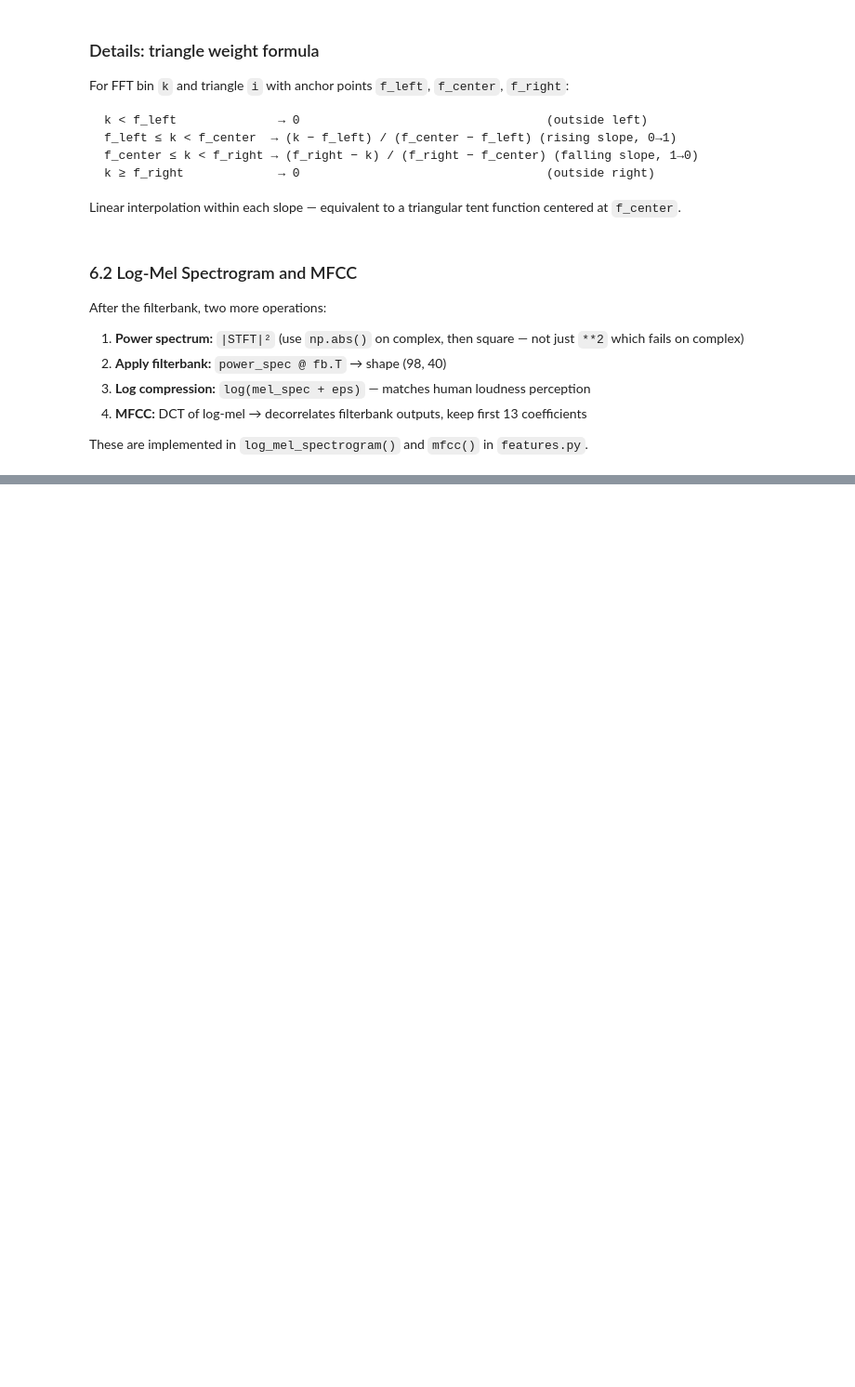
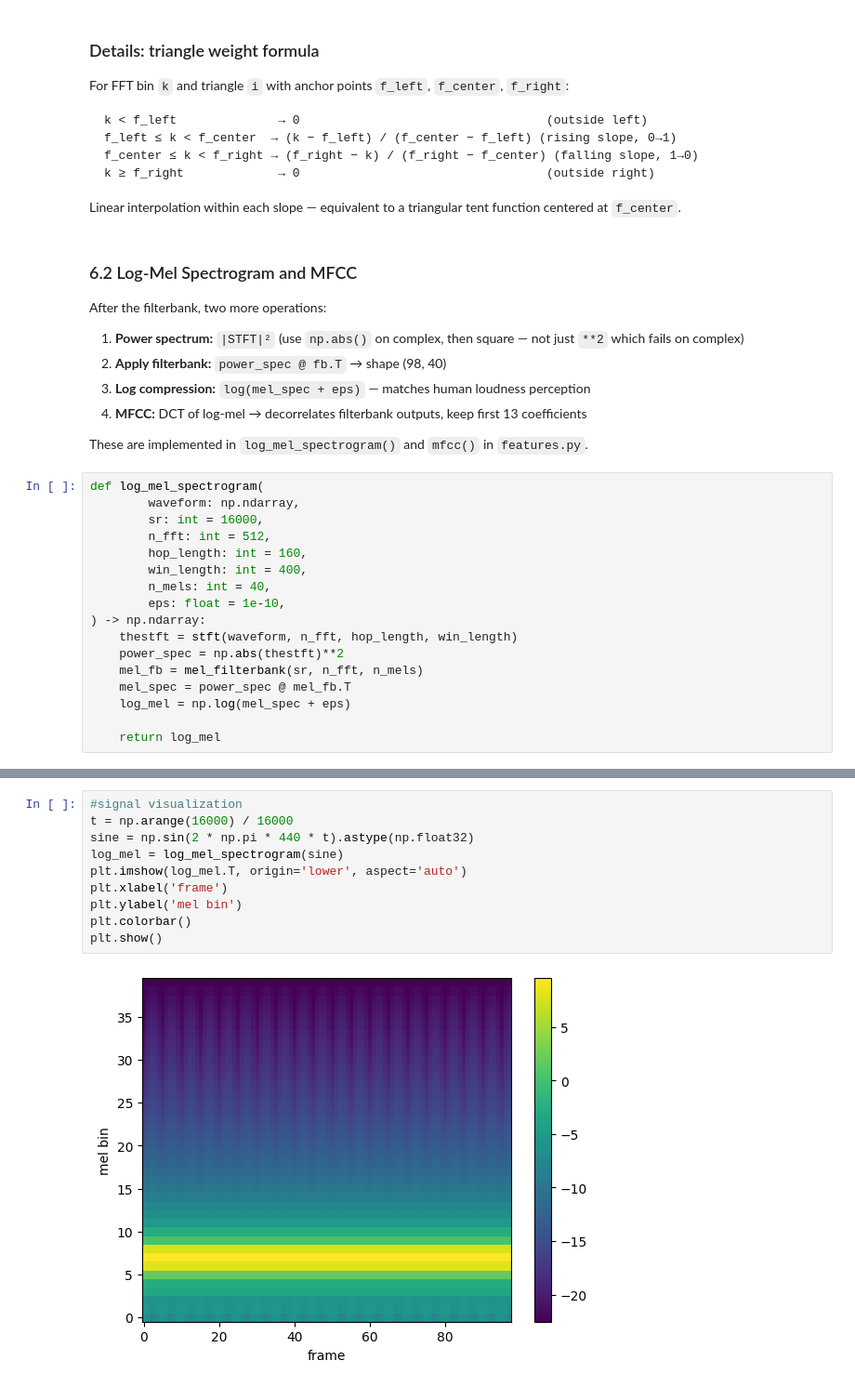
Before and after one commit to FengkaiLiu/my_KWS, a Jupyter notebook: notebooks/01_eda.ipynb, the cells around one changed output, grey strips where cells are left out. Shown at 93% size. Saved outputs shown, nothing was run; the diff lists cells and outputs as text; blank space fills up the shorter version.

```diff
--- a/notebooks/01_eda.ipynb
+++ b/notebooks/01_eda.ipynb
@@ -326,3 +328,20 @@ After the filterbank, two more operations:
 4. **MFCC:** DCT of log-mel → decorrelates filterbank outputs, keep first 13 coefficients
 
 These are implemented in `log_mel_spectrogram()` and `mfcc()` in `features.py`.
+# %%
+def log_mel_spectrogram(
+        waveform: np.ndarray,
+        sr: int = 16000,
+        n_fft: int = 512,
+        hop_length: int = 160,
+        win_length: int = 400,
+        n_mels: int = 40,
+        eps: float = 1e-10,
+) -> np.ndarray:
+    thestft = stft(waveform, n_fft, hop_length, win_length)
+    power_spec = np.abs(thestft)**2
+    mel_fb = mel_filterbank(sr, n_fft, n_mels)
+    mel_spec = power_spec @ mel_fb.T
+    log_mel = np.log(mel_spec + eps)
+
+    return log_mel
@@ -328,0 +498,12 @@ These are implemented in `log_mel_spectrogram()` and `mfcc()` in `features.py`.
+# %%
+#signal visualization
+t = np.arange(16000) / 16000
+sine = np.sin(2 * np.pi * 440 * t).astype(np.float32)
+log_mel = log_mel_spectrogram(sine)
+plt.imshow(log_mel.T, origin='lower', aspect='auto')
+plt.xlabel('frame')
+plt.ylabel('mel bin')
+plt.colorbar()
+plt.show()
+# %% [output]
+[figure, added]
```
Also changed, not shown: parts of 31 cells of this notebook, 1 other file.
